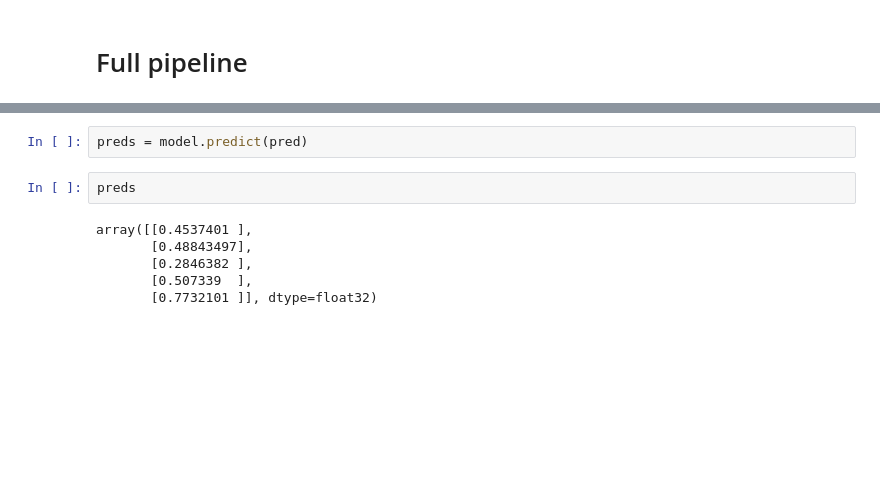
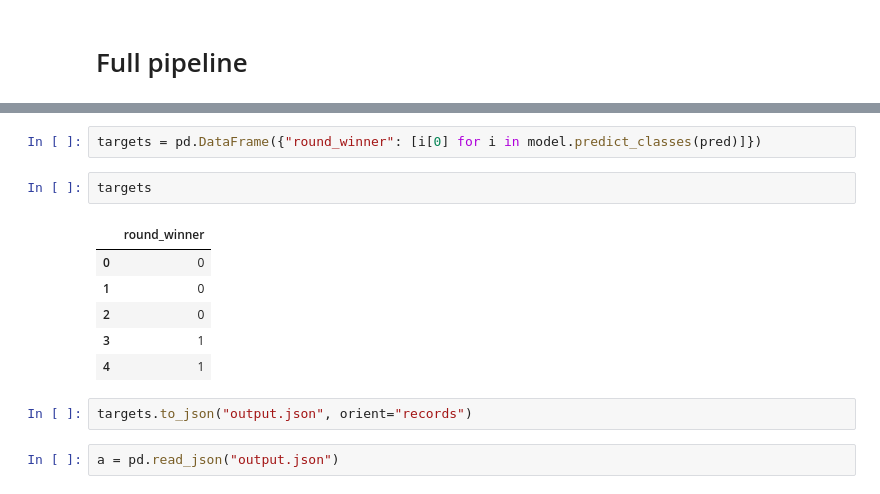
Before and after one commit to szelesaron/CS_GO_AI_competition, a Jupyter notebook: process_pipeline_done.ipynb, the cells around one changed output, grey strips where cells are left out. Drawn from its saved outputs; the diff is of its cells as text; blank space fills up the shorter version.

```diff
--- a/process_pipeline_done.ipynb
+++ b/process_pipeline_done.ipynb
@@ -474,10 +411,15 @@ pred = sc.fit_transform(pred)
-# %%
-preds = model.predict(pred)
-# %%
-preds
-# %% [output]
-array([[0.4537401 ],
-       [0.48843497],
-       [0.2846382 ],
-       [0.507339  ],
-       [0.7732101 ]], dtype=float32)
+# %%
+targets = pd.DataFrame({"round_winner": [i[0] for i in model.predict_classes(pred)]})
+# %%
+targets
+# %% [output]
+|  | round_winner |
+| 0 | 0 |
+| 1 | 0 |
+| 2 | 0 |
+| 3 | 1 |
+| 4 | 1 |
+# %%
+targets.to_json("output.json", orient="records")
+# %%
+a = pd.read_json("output.json")
```
Also changed, not shown: parts of 17 cells of this notebook.
